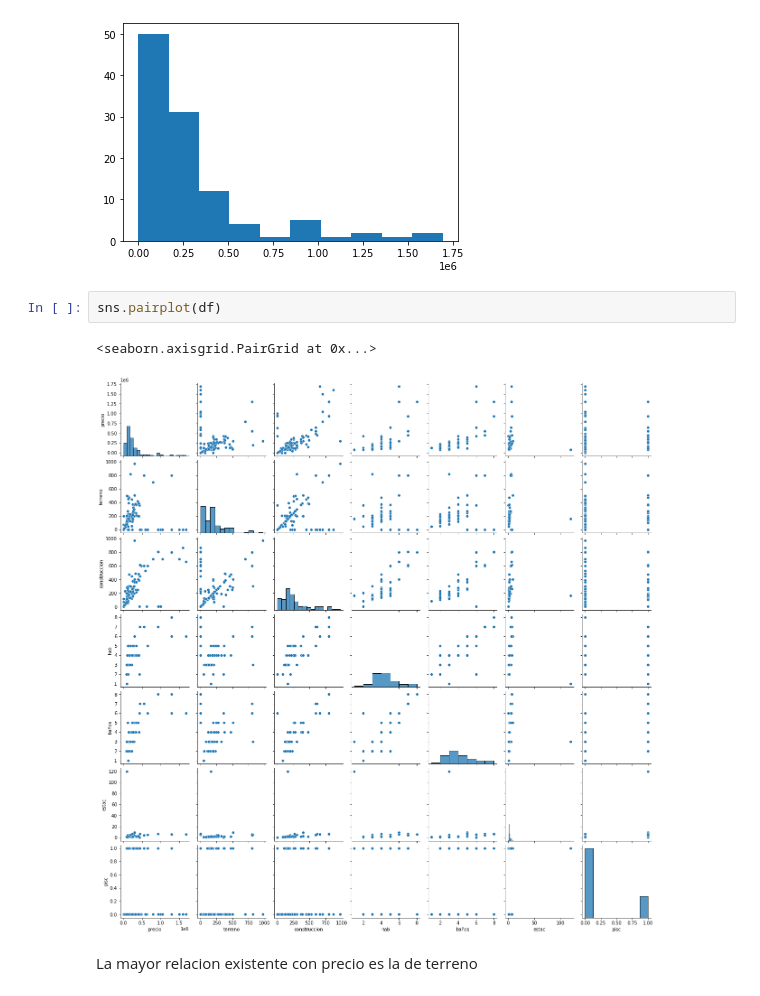
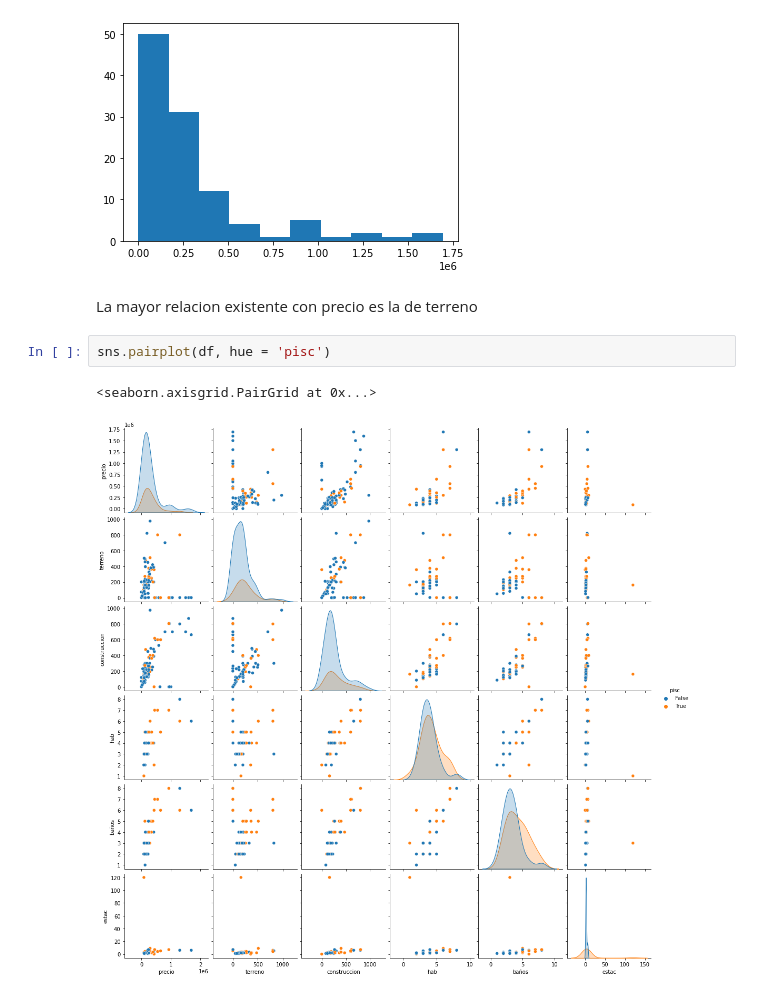
Before and after one commit to araod14/century_eda_model, a Jupyter notebook: EDA.ipynb, the cells around one changed output. Saved outputs shown, nothing was run; the diff lists cells and outputs as text.

```diff
--- a/EDA.ipynb
+++ b/EDA.ipynb
@@ -223,10 +223,10 @@ plt.hist(df['precio'])
         1.3520170e+06, 1.5210085e+06, 1.6900000e+06]),
  <BarContainer object of 10 artists>)
 [figure]
-# %%
-sns.pairplot(df)
-# %% [output]
-<seaborn.axisgrid.PairGrid at 0x...>
-[figure, old version]
 # %% [markdown]
 La mayor relacion existente con precio es la de terreno
+# %%
+sns.pairplot(df, hue = 'pisc')
+# %% [output]
+<seaborn.axisgrid.PairGrid at 0x...>
+[figure, added]
```
Also changed, not shown: parts of 6 cells of this notebook.
